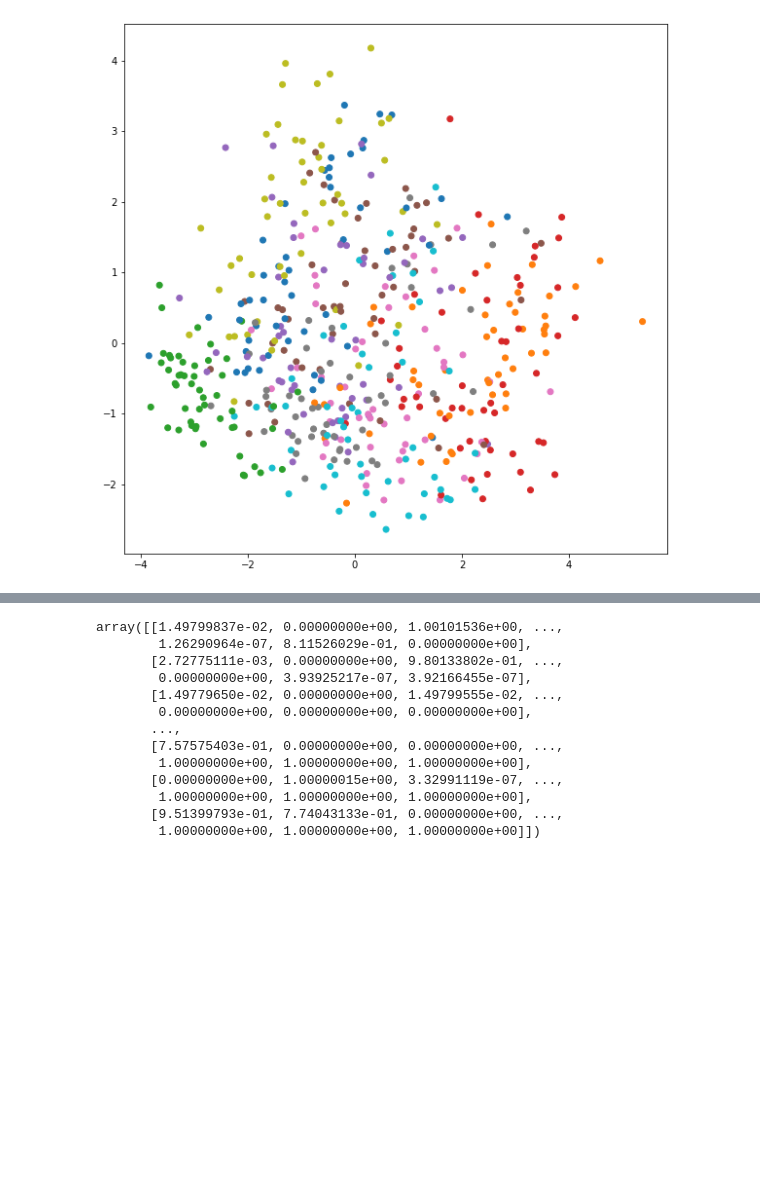
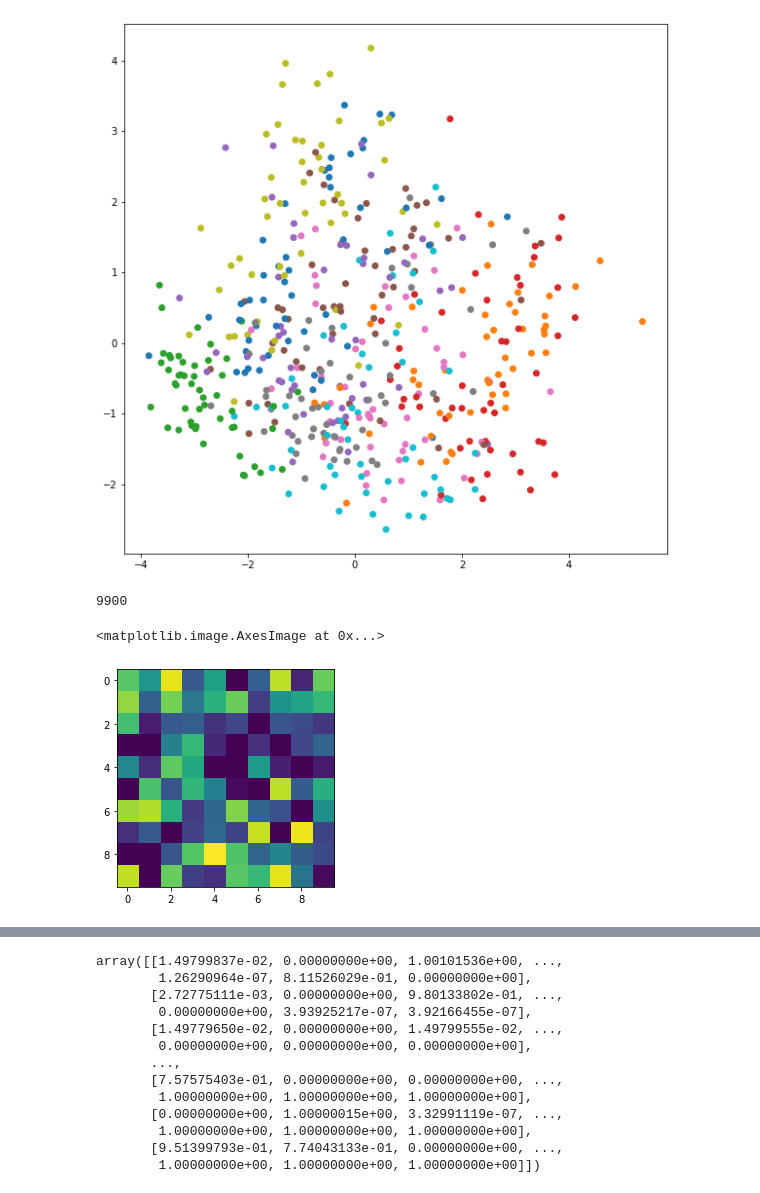
Before and after one commit to JetBrains-Research/mads, a Jupyter notebook: log/analytics.ipynb, the cells around one changed output, grey strips where cells are left out. Drawn from its saved outputs; the diff is of its cells as text; code cells hidden in the pictures; blank space fills up the shorter version.

```diff
--- a/log/analytics.ipynb
+++ b/log/analytics.ipynb
@@ -58,4 +44,8 @@ plt.scatter(act_pca[:, 0], act_pca[:, 1], c=([0,1,2,3,4,5,6,7,8,9]*50), cmap='ta
 [figure]
 # %%
 from sklearn.manifold import TSNE
+# %%
+100*99
+# %% [output]
+9900
 # %%
@@ -64 +59,6 @@ weights2to3 = np.fromfile('latest//synapse2to3_weights.txt', sep='\n').reshape(1
+# %%
+plt.imshow(weights1to2_fixed[50].reshape(10,10))
+# %% [output]
+<matplotlib.image.AxesImage at 0x...>
+[figure, added]
 # %%
```
Also changed, not shown: parts of 13 cells of this notebook, 7 other files.
